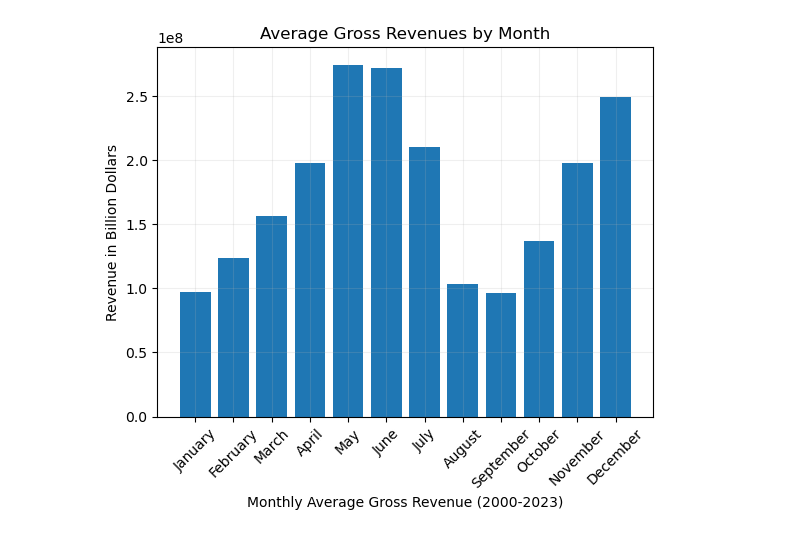
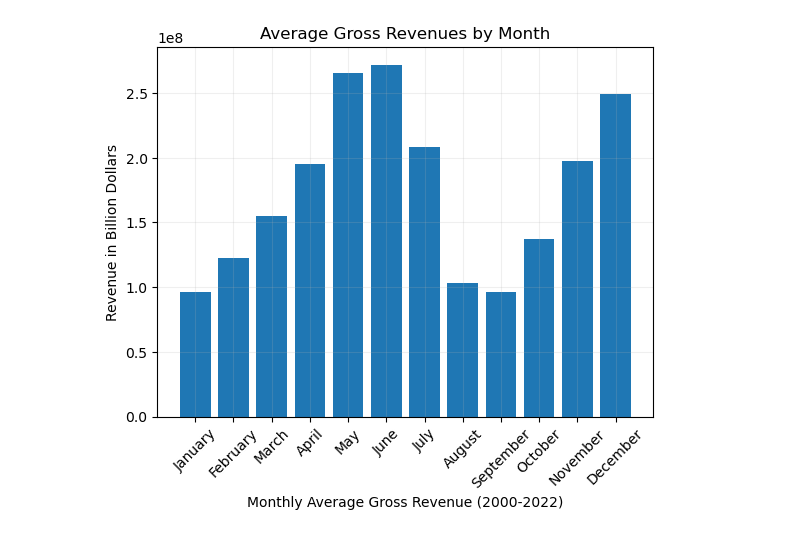
Before and after one commit to calirave/project1, a Jupyter notebook: Data Manipulation/Data Cleaning and Manipulation/Batch 1.ipynb, the cells around one changed output. Drawn from its saved outputs; the diff is of its cells as text; code cells hidden in the pictures.

```diff
--- a/Data Manipulation/Data Cleaning and Manipulation/Batch 1.ipynb
+++ b/Data Manipulation/Data Cleaning and Manipulation/Batch 1.ipynb
@@ -5,5 +5,7 @@ import pandas as pd
 import matplotlib.pyplot as plt
 import numpy as np
 # %%
+#Read the CSV and create first dataframe
 firstdf = pd.read_csv("../Cleaned Data/cleaned_movie_data.csv")
-firstdf.head(5)
+#drop 2023 movies because we only have half year's worth of data for this year
+firstdf = firstdf.loc[firstdf["Release Year"] != 2023]
@@ -45,28 +49,28 @@ dtype: object
 # %%
 # Q1 Movie revenue by month?
 #Start by creating a separate dataframe for Release Month, and Gross Revenue
 rev_month_df = firstdf[["Release Month", "Gross Revenue"]].copy()
 
 #Group the data by Month and run mean() method to obtain averages
 grp_mnth = rev_month_df.groupby(["Release Month"])
 rev_by_mnth = grp_mnth.mean()
 
 #Build and show revenue by month averages based on rev_by_mnth
 months_labels = ["January", "February", "March", "April", "May", "June", "July",
                 "August", "September", "October", "November", "December"]
 
 #plot construction
 x = np.arange(len(rev_by_mnth))
 plt.bar(x, rev_by_mnth["Gross Revenue"])
 plt.xticks(x, months_labels, rotation=45)
-plt.xlabel("Monthly Average Gross Revenue (2000-2023)")
+plt.xlabel("Monthly Average Gross Revenue (2000-2022)")
 plt.ylabel("Revenue in Billion Dollars")
 plt.title("Average Gross Revenues by Month")
 plt.yscale("linear")
 plt.grid(alpha=.2)
 #export plot to image file
 plt.savefig("../../Analysis/Visualizations/avg_rev_by_month.png", bbox_inches='tight')
 #show the plot
 plt.show()
 # %% [output]
-[figure, old version]
+[figure, new version]
```
Also changed, not shown: parts of 7 cells of this notebook, 1 other file.
